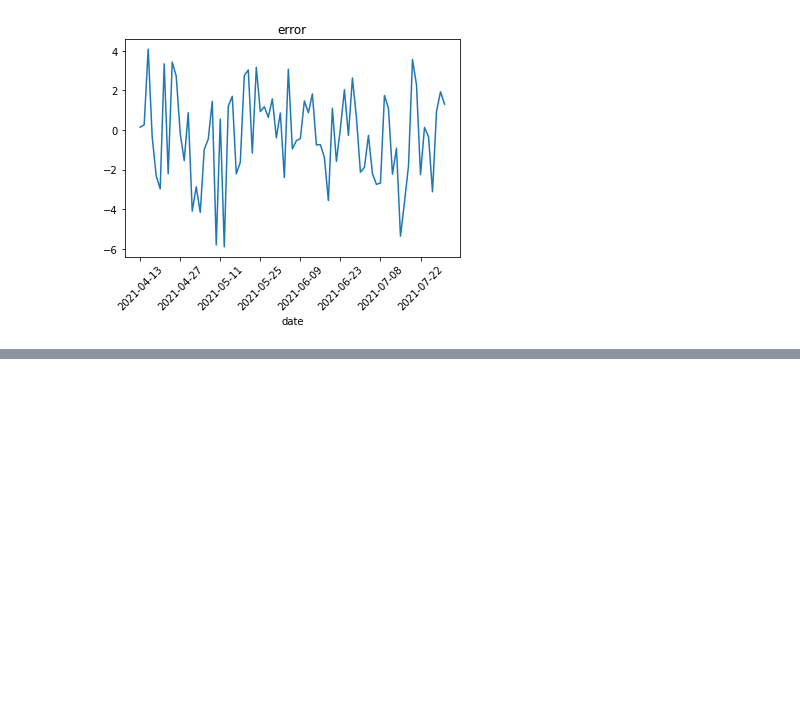
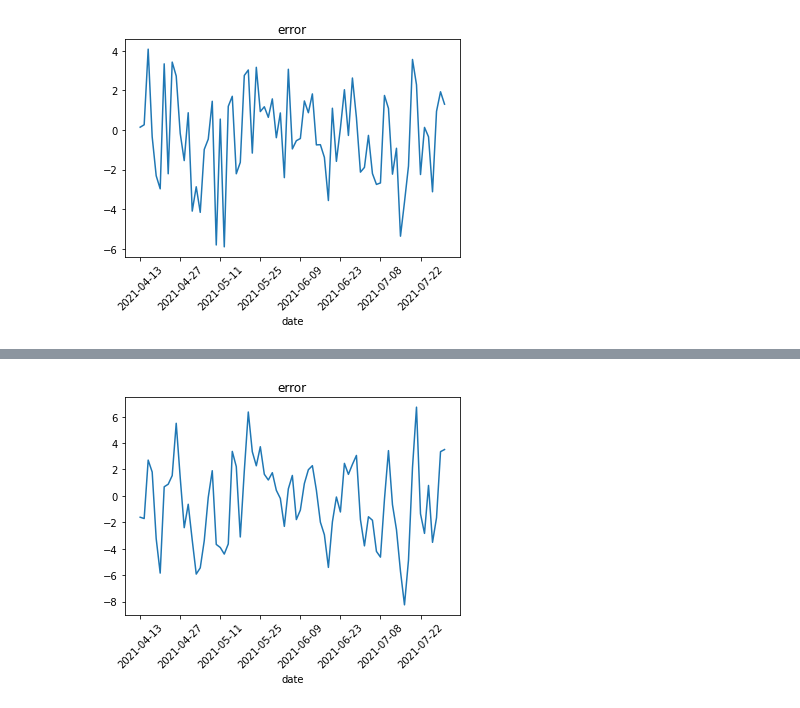
Before and after one commit to kunalc10/appianway, a Jupyter notebook: notebooks/trading_pairs.ipynb, the cells around one changed output, grey strips where cells are left out. Drawn from its saved outputs; the diff is of its cells as text; code cells hidden in the pictures; blank space fills up the shorter version.

```diff
--- a/notebooks/trading_pairs.ipynb
+++ b/notebooks/trading_pairs.ipynb
@@ -154,0 +158,8 @@ Name: 5. adjusted close, dtype: float64
+# %%
+## Need series diff
+## Compute deviations
+differenced_series = econometrics.get_difference_series(residual_series, forecasted_deviations)
+# %%
+econometrics.plot_individual_series(differenced_series,title="error")
+# %% [output]
+[figure, added]
```
Also changed, not shown: parts of 19 cells of this notebook, 1 other file.
